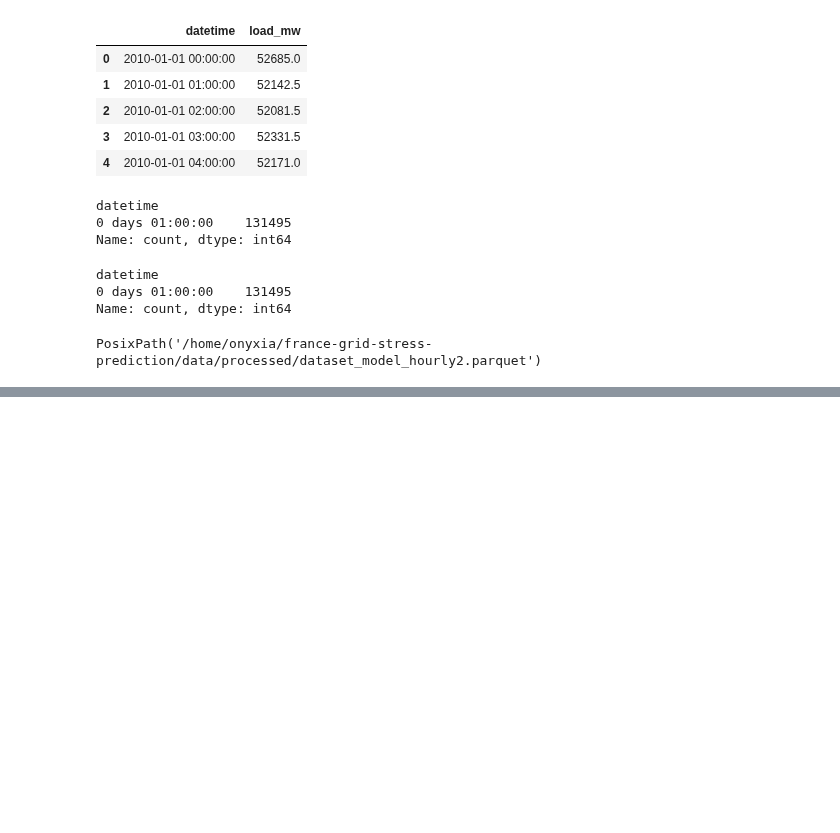
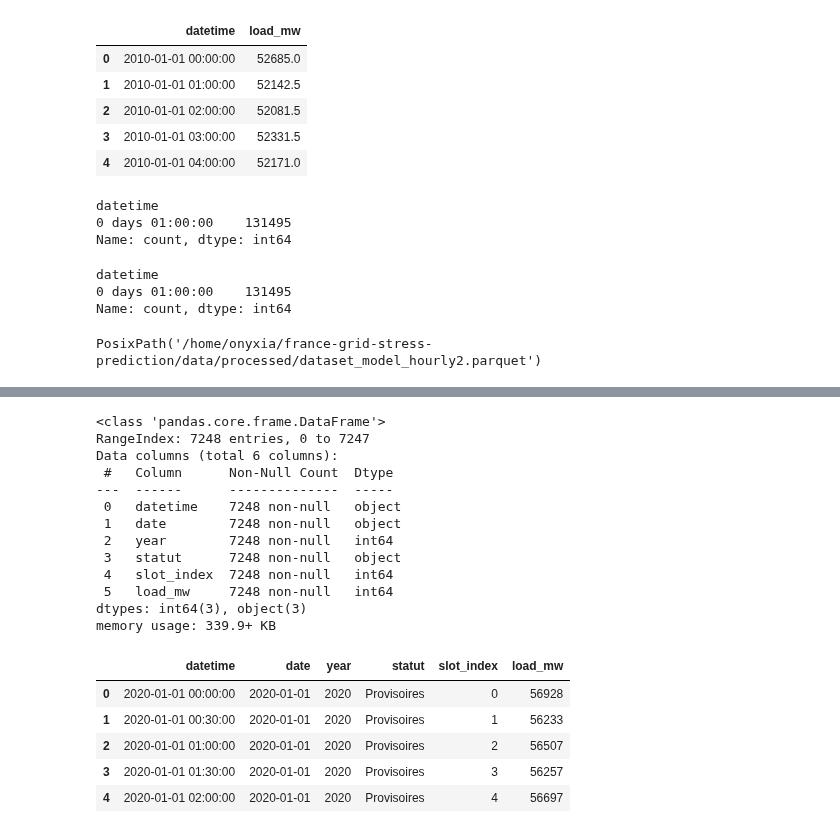
Before and after one commit to quentinbenchetrit/france-grid-stress-prediction, a Jupyter notebook: notebooks/02_cleaning.ipynb, the cells around one changed output, grey strips where cells are left out. Saved outputs shown, nothing was run; the diff lists cells and outputs as text; code cells hidden in the pictures; blank space fills up the shorter version.

```diff
--- a/notebooks/02_cleaning.ipynb
+++ b/notebooks/02_cleaning.ipynb
@@ -557,0 +585,27 @@ PosixPath('/home/onyxia/france-grid-stress-prediction/data/processed/dataset_mod
+# %%
+df_raw_2020 = pd.read_csv(
+    "/home/onyxia/france-grid-stress-prediction/data/raw*/consommation/consommation_2020_long.csv"
+)
+
+df_raw_2020.info()
+df_raw_2020.head()
+# %% [output]
+<class 'pandas.core.frame.DataFrame'>
+RangeIndex: 7248 entries, 0 to 7247
+Data columns (total 6 columns):
+ #   Column      Non-Null Count  Dtype
+---  ------      --------------  -----
+ 0   datetime    7248 non-null   object
+ 1   date        7248 non-null   object
+ 2   year        7248 non-null   int64
+ 3   statut      7248 non-null   object
+ 4   slot_index  7248 non-null   int64
+ 5   load_mw     7248 non-null   int64
+dtypes: int64(3), object(3)
+memory usage: 339.9+ KB
+|  | datetime | date | year | statut | slot_index | load_mw |
+| 0 | 2020-01-01 00:00:00 | 2020-01-01 | 2020 | Provisoires | 0 | 56928 |
+| 1 | 2020-01-01 00:30:00 | 2020-01-01 | 2020 | Provisoires | 1 | 56233 |
+| 2 | 2020-01-01 01:00:00 | 2020-01-01 | 2020 | Provisoires | 2 | 56507 |
+| 3 | 2020-01-01 01:30:00 | 2020-01-01 | 2020 | Provisoires | 3 | 56257 |
+| 4 | 2020-01-01 02:00:00 | 2020-01-01 | 2020 | Provisoires | 4 | 56697 |
```
Also changed, not shown: parts of 7 cells of this notebook.
